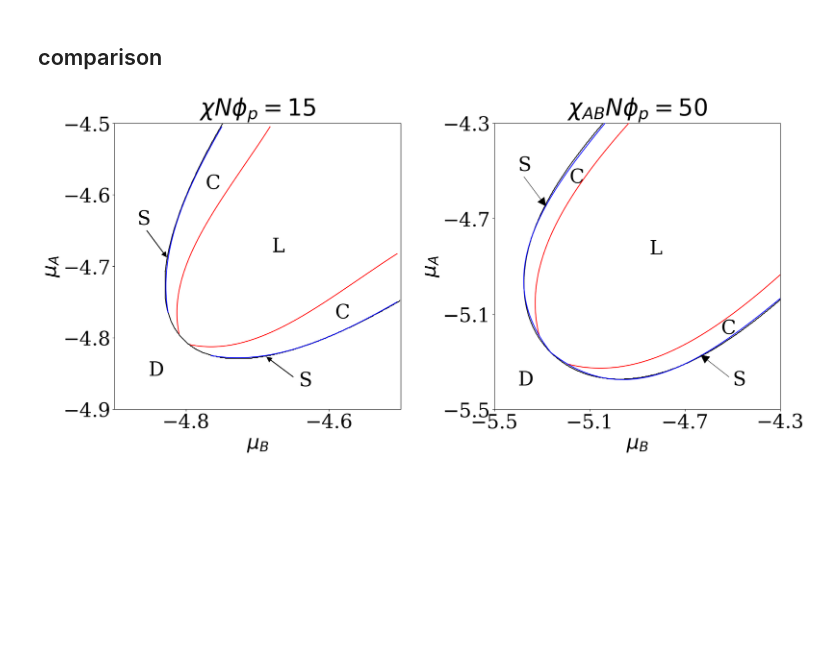
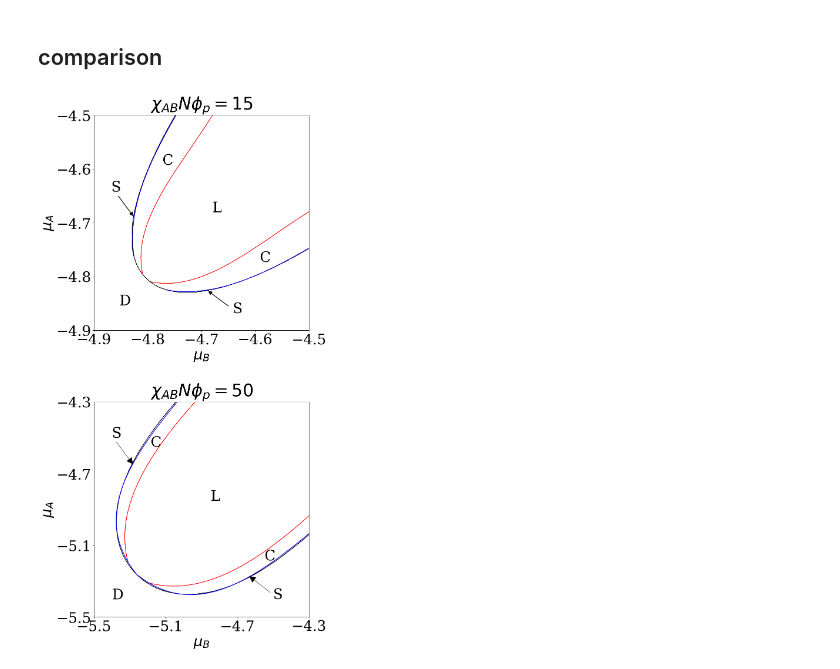
Before and after one commit to tmhabte/wlcsim_membrane, a Jupyter notebook: binder_diblock/alt_bindaff_paper_figs.ipynb, the cells around one changed output. Cells and saved outputs as stored; diff of their text form; code cells hidden in the pictures; blank space fills up the shorter version.

```diff
--- a/binder_diblock/alt_bindaff_paper_figs.ipynb
+++ b/binder_diblock/alt_bindaff_paper_figs.ipynb
@@ -514,10 +1148,10 @@ mu2_arr = np.arange(mu_min_2, mu_max_2, del_mu_2)
 
 # mu1_arr_xn = np.arange(mu_min_1xn, mu_max_1xn, del_mu_1xn)
 # mu2_arr_xn = np.arange(mu_min_2xn, mu_max_2xn, del_mu_2xn)
-# v_s = 1
-# v_m = 1
-# N = 5000
-# b = 1
+v_s = 1
+v_m = 1
+N = 5000
+b = 1
 
 psol = Polymer_soln(n_bind, v_int, e_m, phi_p, poly_marks, mu1_arr, mu2_arr, v_s, v_m, N, b)
 
@@ -3496,9 +4131,9 @@ def plot_phase_diagram_xn15(ax, mu1_arr, mu2_arr, phases_xn15, spin_left_app_xn1
 
         # Evaluate smoothed curve
         if phase ==2:
-            x_fit = np.linspace(x.min()+.006, x.max(), 300)
+            x_fit = np.linspace(x.min()+.006, x.max()+0.005, 300)
         else:
-            x_fit = np.linspace(x.min(), x.max(), 300)
+            x_fit = np.linspace(x.min(), x.max()+0.005, 300)
         y_fit = spline(x_fit)
         # if phase ==4:
         #     y_fit += 0.0025
@@ -3518,8 +4153,9 @@ def plot_phase_diagram_xn15(ax, mu1_arr, mu2_arr, phases_xn15, spin_left_app_xn1
     ax.grid(False)
     ax.plot(spin_left_app_xn15[:,0], spin_left_app_xn15[:,1], color = "black", label = "spinodal")
     ax.plot(spin_right_xn15[:,0], spin_right_xn15[:,1], color = "black")
-    x_ticks = ax.get_xticks()
-    ax.set_yticks(x_ticks)
+    ticks = np.linspace(-4.9, -4.5, 5)
+    ax.set_xticks(ticks)
+    ax.set_yticks(ticks)
     ax.set_xlim(-3.4-1.5, -3-1.5)
     ax.set_ylim(-3.4-1.5, -3-1.5)
 
@@ -3555,7 +4191,7 @@ def plot_phase_diagram_xn15(ax, mu1_arr, mu2_arr, phases_xn15, spin_left_app_xn1
 
     ax.set_adjustable('box')  # Maintain aspect ratio if needed
     ax.set_aspect('equal')    # Force 1:1 aspect ratio
-    ax.set_title(r"$\chi N \phi_p = 15$")
+    ax.set_title(r"$\chi_{AB} N \phi_p = 15$")
     # plt.legend()
     # plt.show()
 # %%
@@ -3644,7 +4280,7 @@ plt.rcParams.update({
     'font.family': 'serif',
     'font.size': font_size
 })
-fig, (ax1, ax2) = plt.subplots(1, 2, figsize=(20, 10))
+fig, (ax1, ax2) = plt.subplots(2, 1, figsize=(10, 20))
 
 
 mu_max_1 = -2-1.5#8#0.1 #10
@@ -3660,31 +4296,33 @@ mu_max_1 = -3-1.5005#8#0.1 #10
 mu_min_1 = -3.4-1.5#-9
 del_mu_1 = 0.005# .001#.5 #0.25
 mu_max_2 = mu_max_1
 mu_min_2 = mu_min_1
 del_mu_2 = del_mu_1
 mu1_arr_xn15 = np.arange(mu_min_1, mu_max_1, del_mu_1)
 mu2_arr_xn15 = np.arange(mu_min_2, mu_max_2, del_mu_2)
 
 
 mu_max_1 = -2.6-1.5#8#0.1 #10
 mu_min_1 = -3-1.5#-9
 del_mu_1 = .005#.5 #0.25
 mu_max_2 = mu_max_1
 mu_min_2 = mu_min_1
 del_mu_2 = del_mu_1
 mu1_arr_xn13 = np.arange(mu_min_1, mu_max_1, del_mu_1)
 mu2_arr_xn13 = np.arange(mu_min_2, mu_max_2, del_mu_2)
 
 
 # plot_phase_diagram_xn13(ax1, mu1_arr_xn13, mu2_arr_xn13, phases_xn13, spin_left_app_xn13, spin_right_xn13)
 plot_phase_diagram_xn15(ax1, mu1_arr_xn15, mu2_arr_xn15, phases_xn15, spin_left_app_xn15, spin_right_xn15)
 plot_phase_diagram_xn50(ax2, mu1_arr_xn50, mu2_arr_xn50, phases_xn50, spin_left_app, spin_right)
 
 plt.tight_layout()
 
 plt.savefig("phase_diag_comp_fig5_ALT.eps", format = "eps")
 plt.savefig("phase_diag_comp_fig5_ALT.png")
+plt.savefig("phase_diag_comp_fig5_ALT.pdf", format = "pdf")
+
 
 plt.show()
 # %% [output]
-[figure, old version]
+[figure, new version]
```
Also changed, not shown: parts of 16 cells of this notebook.
